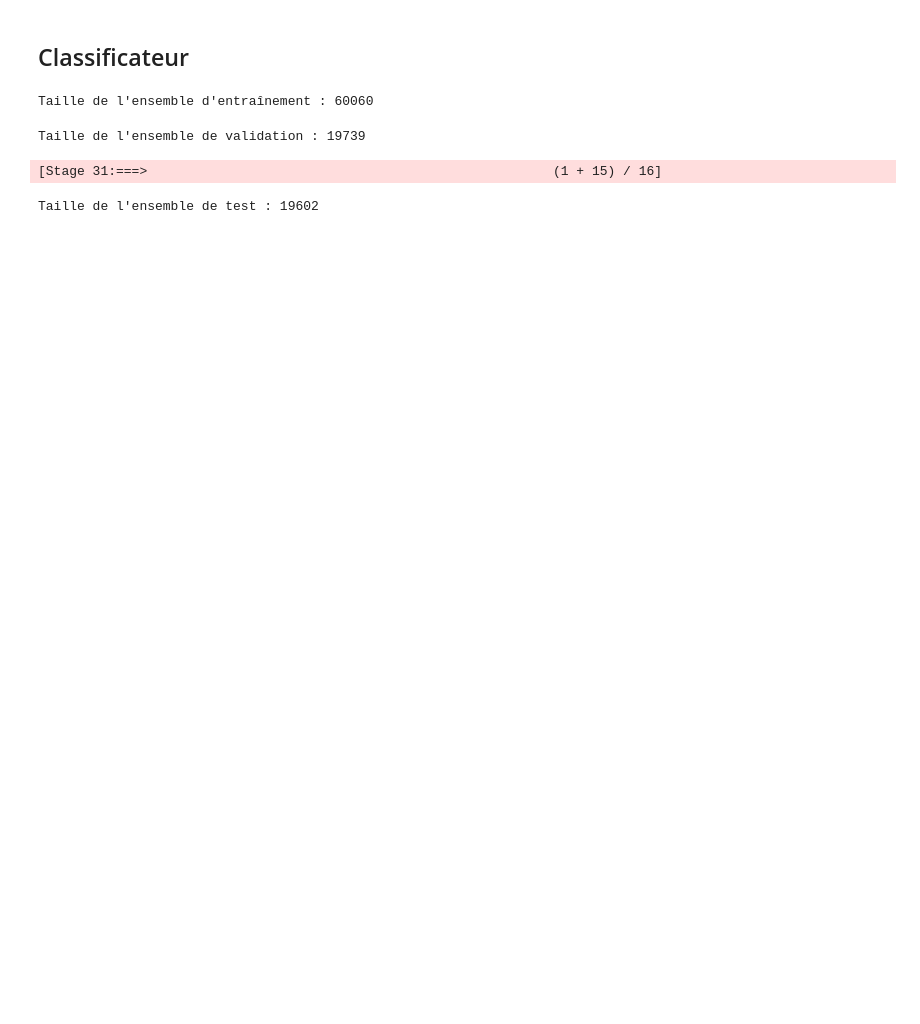
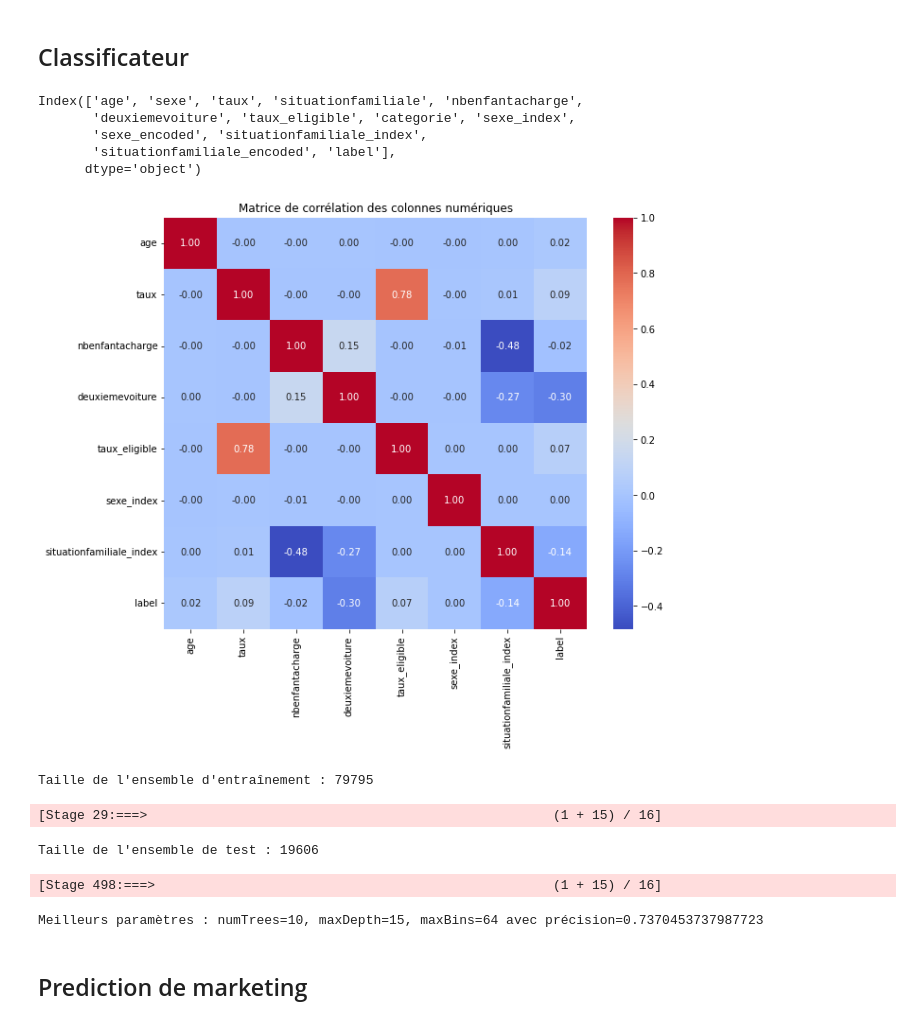
Before and after one commit to Thodler/docker-hadoop-spark, a Jupyter notebook: notebooks/Classification avec RandomForest.ipynb, the cells around one changed output. Cells and saved outputs as stored; diff of their text form; code cells hidden in the pictures; blank space fills up the shorter version.

```diff
--- a/notebooks/Classification avec RandomForest.ipynb
+++ b/notebooks/Classification avec RandomForest.ipynb
@@ -9,6 +12,9 @@ from itertools import product
 # %%
 spark = SparkSession.builder\
     .appName("Classification RandomForest")\
+    .config("spark.executor.memory", "4g") \
+    .config("spark.driver.memory", "4g") \
+    .config("spark.sql.shuffle.partitions", "200") \
     .enableHiveSupport()\
     .getOrCreate()
 
@@ -201,8 +218,4 @@ only showing top 20 rows
 # Apprentissage des labels
 indexer_model = StringIndexer(inputCol="categorie", outputCol="label").fit(clients_immatriculations)
 
-data = indexer_model.transform(clients_immatriculations)
-
-feature_cols = [col for col in data.columns if col not in ["categorie", "label", 'sexe', 'situationfamiliale']]
-assembler = VectorAssembler(inputCols=feature_cols, outputCol="features")
-data = assembler.transform(data).select("features", "label")
+clients_immatriculations = indexer_model.transform(clients_immatriculations)
@@ -209,15 +226,39 @@ data = assembler.transform(data).select("features", "label")
+# %%
+# Convertir le DataFrame PySpark en DataFrame Pandas
+clients_pd = clients_immatriculations.toPandas()
+
+print(clients_pd.columns)
+
+# Garder uniquement les colonnes numériques pour la corrélation
+numeric_columns = clients_pd.columns
+numeric_data = clients_pd[numeric_columns]
+
+# Calcul de la matrice de corrélation
+correlation_matrix = numeric_data.corr()
+
+# Tracer la heatmap
+plt.figure(figsize=(10, 8))
+sns.heatmap(correlation_matrix, annot=True, fmt=".2f", cmap="coolwarm", cbar=True)
+plt.title("Matrice de corrélation des colonnes numériques")
+plt.show()
+# %% [output]
+Index(['age', 'sexe', 'taux', 'situationfamiliale', 'nbenfantacharge',
+       'deuxiemevoiture', 'taux_eligible', 'categorie', 'sexe_index',
+       'sexe_encoded', 'situationfamiliale_index',
+       'situationfamiliale_encoded', 'label'],
+      dtype='object')
+[figure, added]
 # %%
 # Diviser les données en 60% entraînement, 20% validation et 20% test
-(trainingData, validationData, testData) = data.randomSplit([0.6, 0.2, 0.2], seed=42)
+(trainingData, testData) = data.randomSplit([0.8, 0.2], seed=42)
 
 print(f"Taille de l'ensemble d'entraînement : {trainingData.count()}")
-print(f"Taille de l'ensemble de validation : {validationData.count()}")
+# print(f"Taille de l'ensemble de validation : {validationData.count()}")
 print(f"Taille de l'ensemble de test : {testData.count()}")
 # %% [output]
-Taille de l'ensemble d'entraînement : 60060
+Taille de l'ensemble d'entraînement : 79795
-Taille de l'ensemble de validation : 19739
+[Stage 29:===>                                                    (1 + 15) / 16]
-[Stage 31:===>                                                    (1 + 15) / 16]
+Taille de l'ensemble de test : 19606
-Taille de l'ensemble de test : 19602
 # %%
 # Définir les hyperparamètres à tester
 param_grid = {
@@ -241,12 +282,17 @@ for numTrees, maxDepth, maxBins in product(param_grid['numTrees'], param_grid['m
     predictions = model.transform(testData)
 
     # Évaluer la précision
-    evaluator = MulticlassClassificationEvaluator(labelCol="label", predictionCol="prediction", metricName="accuracy")
-    accuracy = evaluator.evaluate(predictions)
+    evaluator = MulticlassClassificationEvaluator(labelCol="label", predictionCol="prediction", metricName="f1")
+    f1_score = evaluator.evaluate(predictions)
 
     # Enregistrer les résultats
-    results.append((numTrees, maxDepth, maxBins, accuracy))
+    results.append((numTrees, maxDepth, maxBins, f1_score))
 
 # Trouver les meilleurs hyperparamètres
 best_params = max(results, key=lambda x: x[3])  # Trier par précision
 print(f"Meilleurs paramètres : numTrees={best_params[0]}, maxDepth={best_params[1]}, maxBins={best_params[2]} avec précision={best_params[3]}")
+# %% [output]
+[Stage 498:===>                                                   (1 + 15) / 16]
+Meilleurs paramètres : numTrees=10, maxDepth=15, maxBins=64 avec précision=0.7370453737987723
+# %% [markdown]
+## Prediction de marketing
```
Also changed, not shown: parts of 10 cells of this notebook, 8 other files.
